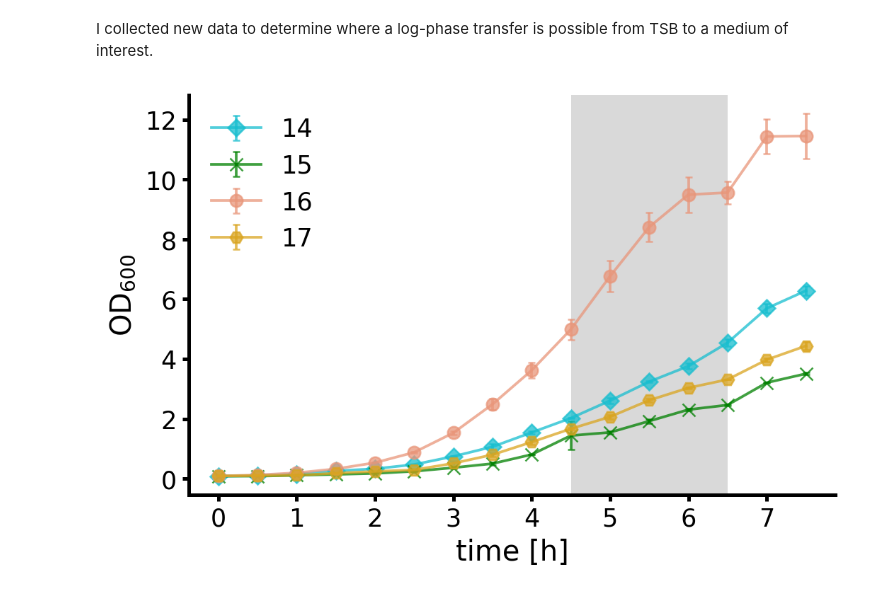
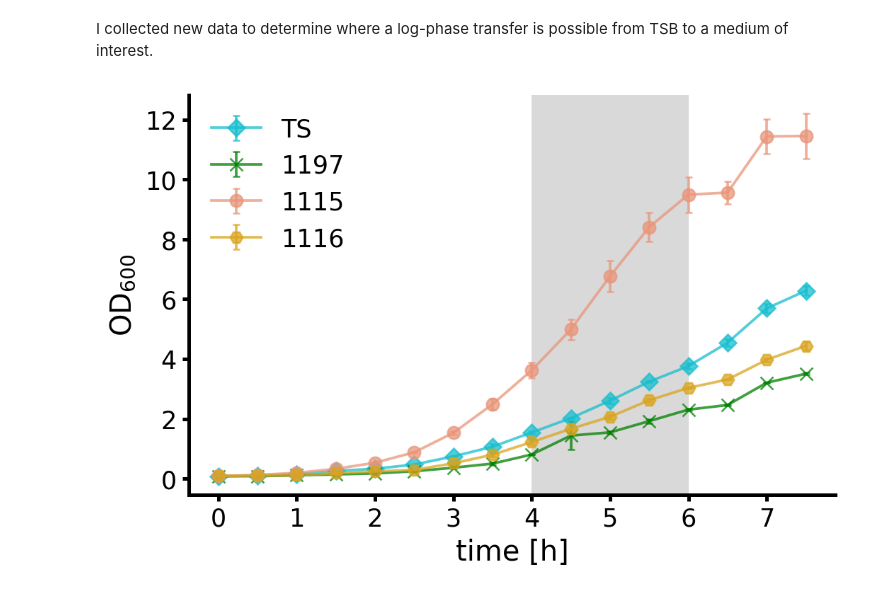
Before and after one commit to draeger-lab/C_striatum_wetlab, a Jupyter notebook: supporting_experiments/code/manual_growth_curves.ipynb, the cells around one changed output. Saved outputs shown, nothing was run; the diff lists cells and outputs as text; code cells hidden in the pictures.

Commit message:
finish correcting labels #7

```diff
--- a/supporting_experiments/code/manual_growth_curves.ipynb
+++ b/supporting_experiments/code/manual_growth_curves.ipynb
@@ -117,28 +119,30 @@ dtype: float64
 I collected new data to determine where a log-phase transfer is possible from TSB to a medium of interest.
 # %%
 sheet = 'Growth_221117'
-df = pd.read_excel('manual_growth_curves.xlsx', sheet_name=sheet).dropna()
+df = pd.read_excel('../data/manual_growth_curves.xlsx', sheet_name=sheet).dropna()
 df = df.drop([14,15,16,17], axis=1)
 # %%
 i = 0
 for strain in ['14', '15', '16', '17']:
     df[strain + '_mean'] = df[[strain +'-1', strain +'-2', strain +'-3']].mean(axis = 1)
     df[strain + '_err'] = df[[strain +'-1', strain +'-2', strain +'-3']].std(axis = 1)
     plt.errorbar(df['time (min)'],df[strain + '_mean'], yerr=df[strain + '_err'], label=strain,
                 marker=markers[i],
                 color=colorstandards[strain],
                 ms=7,
                 linestyle='-',
                 linewidth=1.5,
                 capsize=2.0,
                 alpha=.75
                 )
     i += 1
+plt.legend(frameon=False)#, fontsize=8)
+plt.legend(labels=[STRAINS_LAB[i.get_text()] for i in plt.gca().get_legend().get_texts()])
 plt.xticks(np.arange(0, 7.5, 1))
-plt.axvspan(4.5, 6.5, facecolor='k', alpha=0.15)
+plt.axvspan(4, 6, facecolor='k', alpha=0.15)
 plt.xlabel('time [h]', fontsize=16)
 plt.ylabel(r'OD$_{600}$', fontsize=16)
-plt.legend(frameon=False)#, fontsize=8)
 plt.tight_layout()
+plt.savefig('../figures/TSB_manual.png')
 # %% [output]
-[figure, old version]
+[figure, new version]
```
Also changed, not shown: parts of 2 cells of this notebook, 5 other files.
